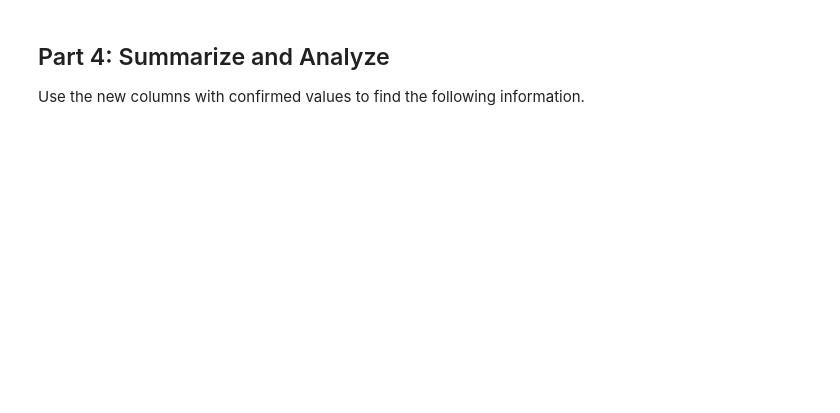
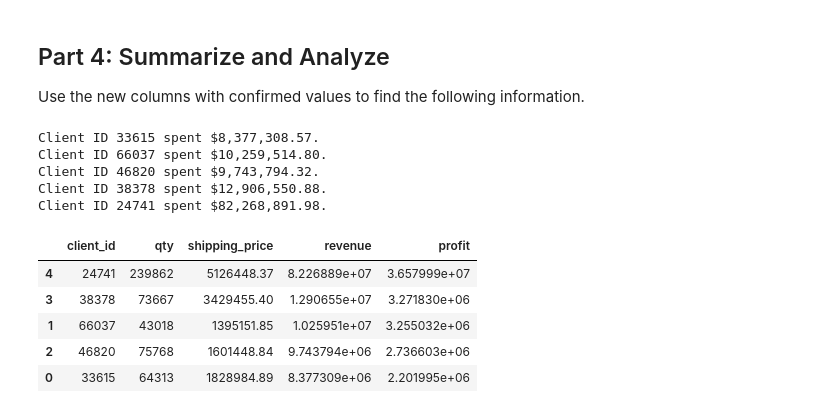
Before and after one commit to rvaros/pandas-challenge-1, a Jupyter notebook: module_4_challenge.ipynb, the cells around one changed output. Saved outputs shown, nothing was run; the diff lists cells and outputs as text; code cells hidden in the pictures; blank space fills up the shorter version.

```diff
--- a/module_4_challenge.ipynb
+++ b/module_4_challenge.ipynb
@@ -115,3 +176,6 @@ Do we know that this client spent the more money than client 66037? If not, how
 # Create a column for the total price
 # using the subtotal and the shipping price
 # along with a sales tax of 9.25%
+df['sales_tax'] = (df['subtotal'] + df['shipping_price']) * 0.0925
+df['total_price'] = df['subtotal'] + df['shipping_price'] + df['sales_tax']
+df.head()
@@ -120,3 +191,7 @@ Do we know that this client spent the more money than client 66037? If not, how
 # of each line using unit cost, qty, and
 # shipping price (assume the shipping cost
 # is exactly what is charged to the client).
+
+df['total_unit_cost'] = df['unit_cost'] * df['qty']
+df['total_cost'] = df['total_unit_cost'] + df['shipping_price']
+df.head()
@@ -123,3 +205,6 @@ Do we know that this client spent the more money than client 66037? If not, how
 # %%
 # Create a column for the profit of
 # each line using line cost and line price
+
+df['profit'] = df['total_price'] - df['total_cost']
+df.head()
@@ -140,11 +249,67 @@ Use the new columns with confirmed values to find the following information.
 # %%
 # How much did each of the top 5 clients by quantity
 # spend? Check your work from Part 1 for client ids.
+
+def client_id_total_price_calc(client_id):
+    return df.loc[df['client_id']== client_id, 'total_price'].sum()
+
+for client_id in top_5_clients:
+    total_spent = client_id_total_price_calc(client_id)
+    print(f'Client ID {client_id} spent ${total_spent:,.2f}.')
+# %% [output]
+Client ID 33615 spent $8,377,308.57.
+Client ID 66037 spent $10,259,514.80.
+Client ID 46820 spent $9,743,794.32.
+Client ID 38378 spent $12,906,550.88.
+Client ID 24741 spent $82,268,891.98.
 # %%
 # Create a summary DataFrame showing the totals for the
 # for the top 5 clients with the following information:
 # total units purchased, total shipping price,
 # total revenue, and total profit. Sort by total profit.
+
+def client_id_total_qty_calc(client_id):
+    return df.loc[df['client_id'] == client_id, 'qty'].sum()
+
+def client_id_total_shipping_price_calc(client_id):
+    total_weight = df.loc[df["client_id"] == client_id,"unit_weight"]* df.loc[df['client_id'] == client_id, 'qty']
+    shipping_price =total_weight.apply(lambda weight:weight * 7 if weight > 50 else weight * 10)
+    return shipping_price.sum()
+
+def client_id_total_revenue_calc(client_id):
+    return df.loc[df["client_id"] == client_id,"total_price"].sum()
+#total profit by client - identify line cost, then subtract cost from total price
+def client_id_total_profit_calc(client_id):
+    line_cost = df.loc[df["client_id"] == client_id, "unit_cost"] * df.loc[df['client_id'] == client_id, 'qty'] + df.loc[df["client_id"]== client_id, "shipping_price"]
+    line_profit = df.loc[df["client_id"] == client_id, "total_price"] - line_cost
+    return line_profit.sum()
+
+summary_list = []
+
+for client_id in top_5_clients:
+    qty_summary = client_id_total_qty_calc(client_id)
+    shipping_price_summary = client_id_total_shipping_price_calc(client_id)
+    revenue_summary = client_id_total_revenue_calc(client_id)
+    profit_summary = client_id_total_profit_calc(client_id)
+    summary_data = {
+        "client_id":client_id,
+        "qty": qty_summary,
+        "shipping_price": shipping_price_summary,
+        "revenue": revenue_summary,
+        "profit": profit_summary
+    }
+    summary_list.append(summary_data)
+
+summary_df = pd.DataFrame(summary_list)
+summary_df = summary_df.sort_values(by = "profit", ascending = False)
+summary_df
+# %% [output]
+|  | client_id | qty | shipping_price | revenue | profit |
+| 4 | 24741 | 239862 | 5126448.37 | 8.226889e+07 | 3.657999e+07 |
+| 3 | 38378 | 73667 | 3429455.40 | 1.290655e+07 | 3.271830e+06 |
+| 1 | 66037 | 43018 | 1395151.85 | 1.025951e+07 | 3.255032e+06 |
+| 2 | 46820 | 75768 | 1601448.84 | 9.743794e+06 | 2.736603e+06 |
+| 0 | 33615 | 64313 | 1828984.89 | 8.377309e+06 | 2.201995e+06 |
 # %%
 # Format the data and rename the columns
 # to names suitable for presentation.
```
Also changed, not shown: parts of 13 cells of this notebook.
